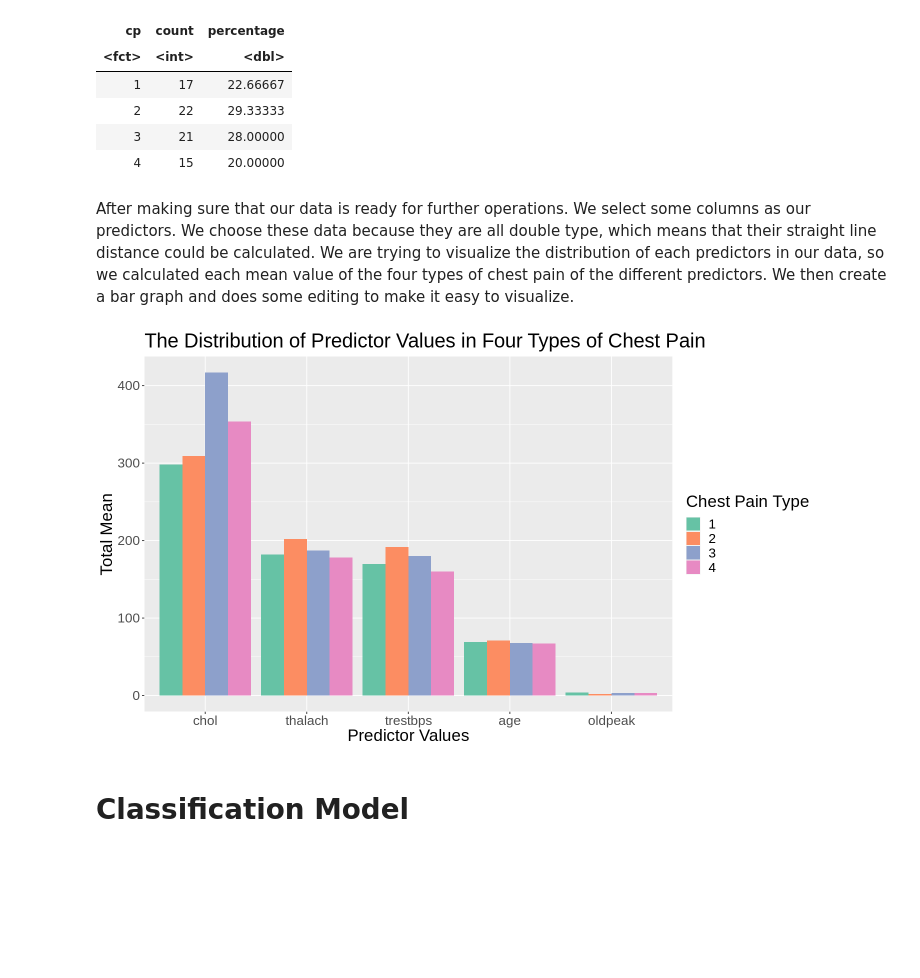
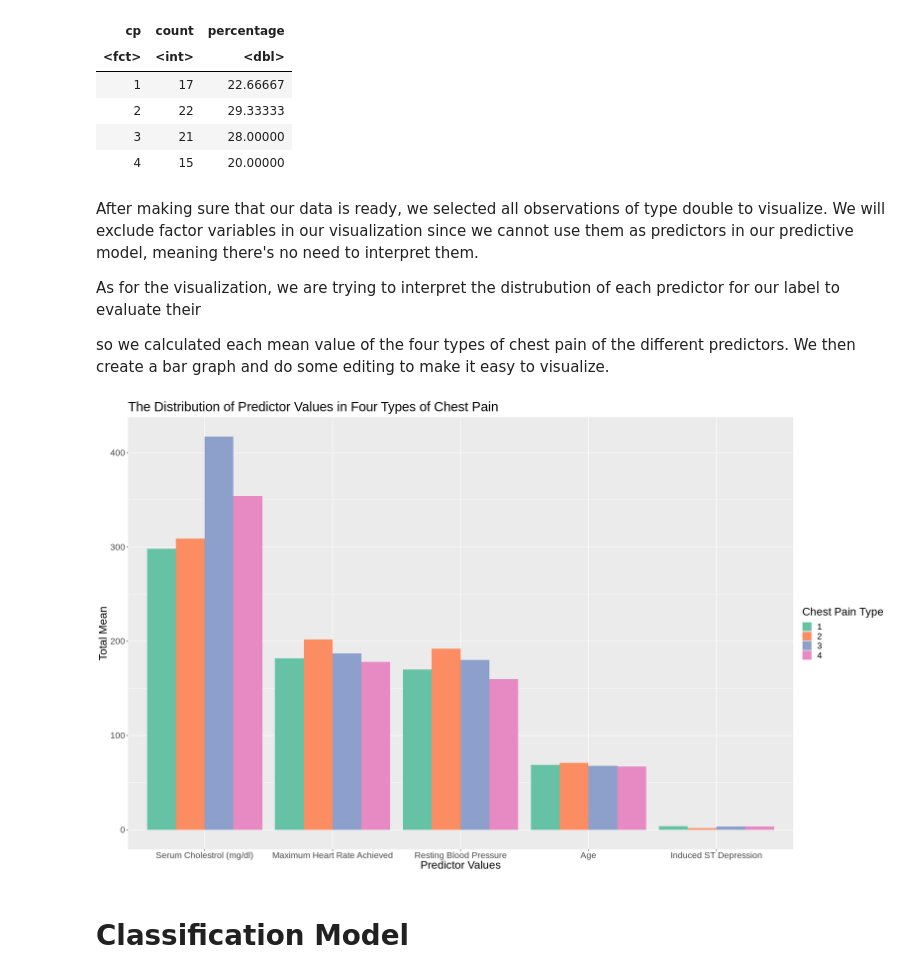
Before and after one commit to gigabite-pro/dsci-group-110, a Jupyter notebook: Project Working-Copy1.ipynb, the cells around one changed output. Saved outputs shown, nothing was run; the diff lists cells and outputs as text; code cells hidden in the pictures; blank space fills up the shorter version.

Commit message:
Changed histogram and added references

```diff
--- a/Project Working-Copy1.ipynb
+++ b/Project Working-Copy1.ipynb
@@ -225,35 +225,48 @@ A tibble: 4 × 3
 | 3 | 21 | 28.00000 |
 | 4 | 15 | 20.00000 |
 # %% [markdown]
-After making sure that our data is ready for further operations. We select some columns as our predictors. We choose these data because they are all double type, which means that their straight line distance could be calculated. We are trying to visualize the distribution of each predictors in our data, so we calculated each mean value of the four types of chest pain of the different predictors. We then create a bar graph and does some editing to make it easy to visualize.
+After making sure that our data is ready, we selected all observations of type double to visualize. We will exclude factor variables in our visualization since we cannot use them as predictors in our predictive model, meaning there's no need to interpret them.
+
+
+As for the visualization, we are trying to interpret the distrubution of each predictor for our label to evaluate their
+
+so we calculated each mean value of the four types of chest pain of the different predictors. We then create a bar graph and do some editing to make it easy to visualize.
 # %%
 #Mean of double training data
 training_data_double <- select(training_data, -sex , -fbs , -restecg , -exang , -slope , -ca , -thal , -num)
 
+training_data_double<-rename(training_data_double,
+                    "Serum Cholestrol (mg/dl)"=chol,
+                    "Maximum Heart Rate Achieved"=thalach,
+                    "Resting Blood Pressure"=trestbps,
+                    "Induced ST Depression"=oldpeak,
+                    "Age"=age)
 
 mean_data <- training_data_double |>
              group_by(cp) |>
-             summarize(across(age:oldpeak, max))
+             summarize(across("Age":"Induced ST Depression", max))
 
 mean_data <- mean_data |>
             pivot_longer(
-                  cols=age:oldpeak,
+                  cols="Age":"Induced ST Depression",
                   names_to = "predictor",
                   values_to = "mean_value")
 
-options(repr.plot.width = 12, repr.plot.height = 7)
+
+
+options(repr.plot.width = 20, repr.plot.height = 12)
 
 data_final_plot <- mean_data|>
                     ggplot(aes(x = fct_reorder(predictor, mean_value, .desc = TRUE), y = mean_value, fill = cp))+
                     geom_bar(stat = "identity", position = "dodge")+
                     scale_fill_brewer(palette = "Set2") +
                     labs(x = "Predictor Values", y = "Total Mean", fill = "Chest Pain Type")  +
                     ggtitle("The Distribution of Predictor Values in Four Types of Chest Pain") +
                     #facet_grid(rows = vars(cp)) +
                     theme(text = element_text(size = 20))
 
 data_final_plot
 # %% [output]
-[figure, old version]
+[figure, new version]
 # %% [markdown]
 # Classification Model
```
Also changed, not shown: parts of 10 cells of this notebook.
